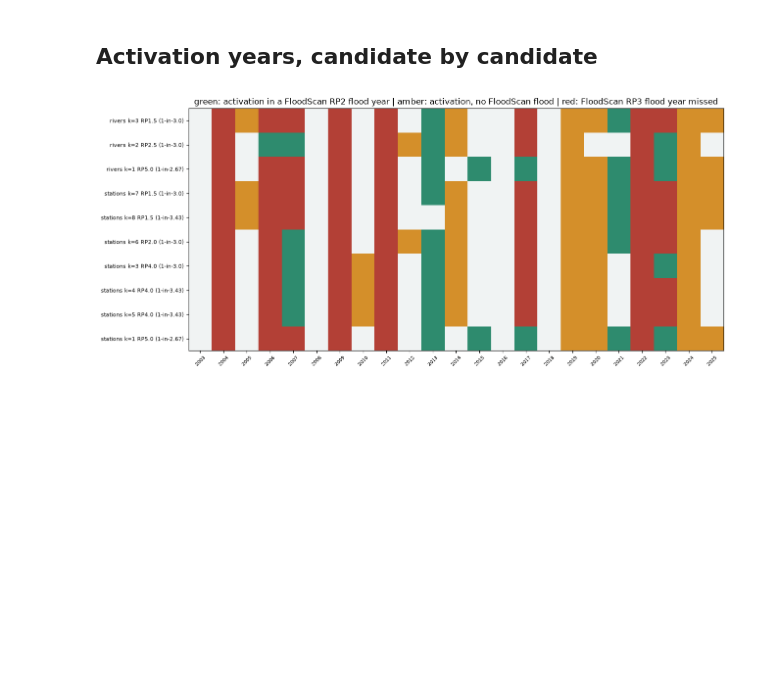
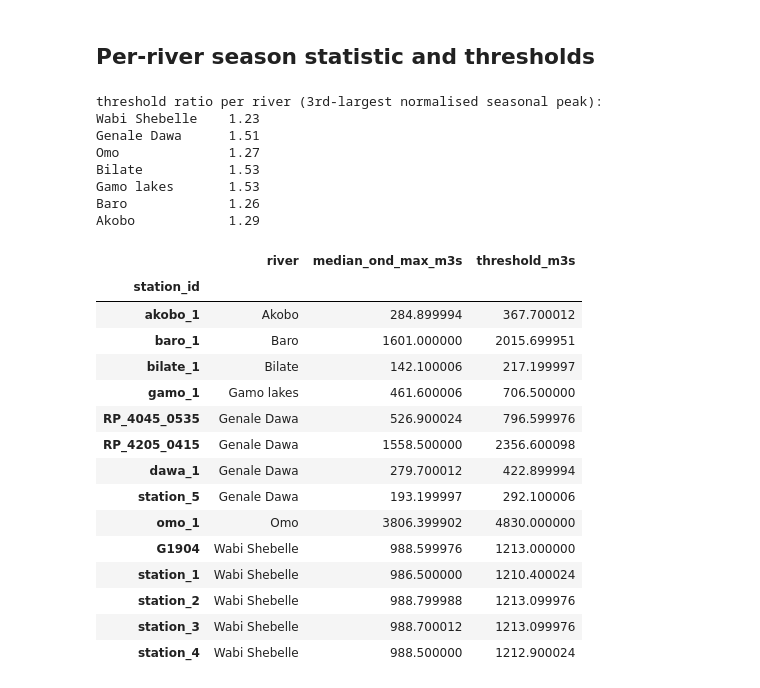
Before and after one commit to OCHA-DAP/ds-aa-eth-flooding, a Jupyter notebook: analysis/04_ond_trigger_design.ipynb, the cells around one changed output. Drawn from its saved outputs; the diff is of its cells as text; code cells hidden in the pictures; blank space fills up the shorter version.

```diff
--- a/analysis/04_ond_trigger_design.ipynb
+++ b/analysis/04_ond_trigger_design.ipynb
@@ -181,24 +82,47 @@ FloodScan OND flood years (any riverine zone) | RP2: [np.int32(2004), np.int32(2
-# %% [markdown]
-## Activation years, candidate by candidate
-# %%
-cands = target.reset_index(drop=True)
-fig, ax = plt.subplots(figsize=(13, 0.42 * len(cands) + 1.6))
-mat = np.zeros((len(cands), N_YEARS))
-fs3 = set(fs_years[3]); fs2 = set(fs_years[2])
-for i, c in cands.iterrows():
-    yrs = set(int(y) for y in c["years"].split(", ")) if c["years"] else set()
-    for j, y in enumerate(YEARS):
-        act = y in yrs
-        flood = y in fs2
-        mat[i, j] = 1 if (act and flood) else 2 if act else 3 if y in fs3 else 0
-ax.imshow(mat, cmap=mcolors.ListedColormap(["#f0f3f3", "#2E8B6E", "#D48F2A", "#B34036"]),
-          vmin=0, vmax=3, aspect="auto")
-ax.set_xticks(range(N_YEARS)); ax.set_xticklabels(YEARS, fontsize=7, rotation=45)
-ax.set_yticks(range(len(cands)))
-ax.set_yticklabels([f'{c["rule"]} k={c["k"]} RP{c["station_rp"]} (1-in-{c["overall_rp"]})'
-                    for _, c in cands.iterrows()], fontsize=8)
-ax.set_title("green: activation in a FloodScan RP2 flood year | amber: activation, no FloodScan flood | "
-             "red: FloodScan RP3 flood year missed")
-plt.tight_layout(); plt.show()
-# %% [output]
-[figure, removed]
+# %% [markdown]
+## Per-river season statistic and thresholds
+# %%
+seas_max = daily.groupby(daily.index.year).max()          # station OND max per season
+med_max = seas_max.median()                                # station median OND seasonal max
+norm = seas_max / med_max                                  # normalised seasonal peaks
+
+river_stat = pd.DataFrame({
+    r: norm[[s for s, rr in RIVER_OF.items() if rr == r and s in norm.columns]].max(axis=1)
+    for r in RIVERS
+})
+ratio_star = river_stat.apply(lambda col: col.sort_values(ascending=False).iloc[TOP_N - 1])
+print("threshold ratio per river (3rd-largest normalised seasonal peak):")
+print(ratio_star.round(2).to_string())
+
+levels = pd.DataFrame({
+    "station_id": med_max.index,
+    "river": [RIVER_OF[s] for s in med_max.index],
+    "median_ond_max_m3s": med_max.round(1).values,
+}).set_index("station_id")
+levels["threshold_m3s"] = (med_max * levels["river"].map(ratio_star)).round(1)
+levels.sort_values(["river", "station_id"])
+# %% [output]
+threshold ratio per river (3rd-largest normalised seasonal peak):
+Wabi Shebelle    1.23
+Genale Dawa      1.51
+Omo              1.27
+Bilate           1.53
+Gamo lakes       1.53
+Baro             1.26
+Akobo            1.29
+|  | river | median_ond_max_m3s | threshold_m3s |
+| station_id |  |  |  |
+| akobo_1 | Akobo | 284.899994 | 367.700012 |
+| baro_1 | Baro | 1601.000000 | 2015.699951 |
+| bilate_1 | Bilate | 142.100006 | 217.199997 |
+| gamo_1 | Gamo lakes | 461.600006 | 706.500000 |
+| RP_4045_0535 | Genale Dawa | 526.900024 | 796.599976 |
+| RP_4205_0415 | Genale Dawa | 1558.500000 | 2356.600098 |
+| dawa_1 | Genale Dawa | 279.700012 | 422.899994 |
+| station_5 | Genale Dawa | 193.199997 | 292.100006 |
+| omo_1 | Omo | 3806.399902 | 4830.000000 |
+| G1904 | Wabi Shebelle | 988.599976 | 1213.000000 |
+| station_1 | Wabi Shebelle | 986.500000 | 1210.400024 |
+| station_2 | Wabi Shebelle | 988.799988 | 1213.099976 |
+| station_3 | Wabi Shebelle | 988.700012 | 1213.099976 |
+| station_4 | Wabi Shebelle | 988.500000 | 1212.900024 |
```
Also changed, not shown: parts of 26 cells of this notebook.
